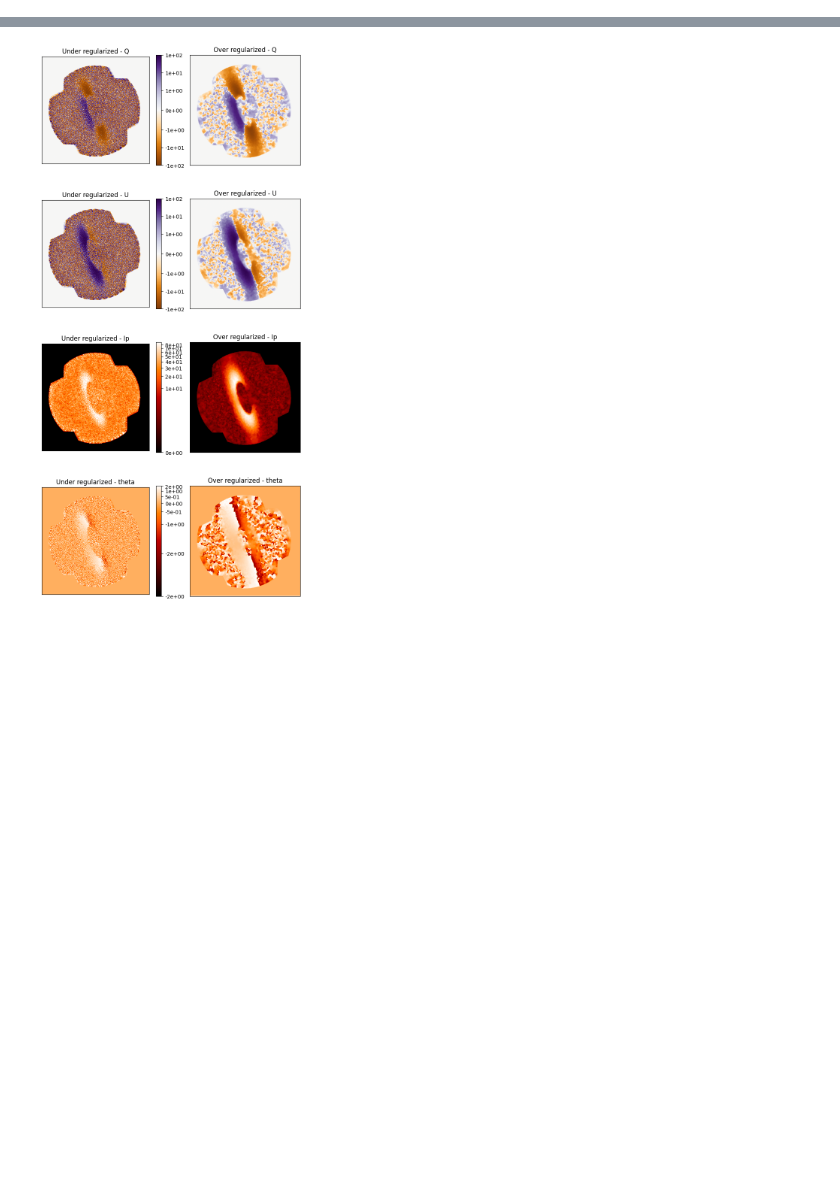
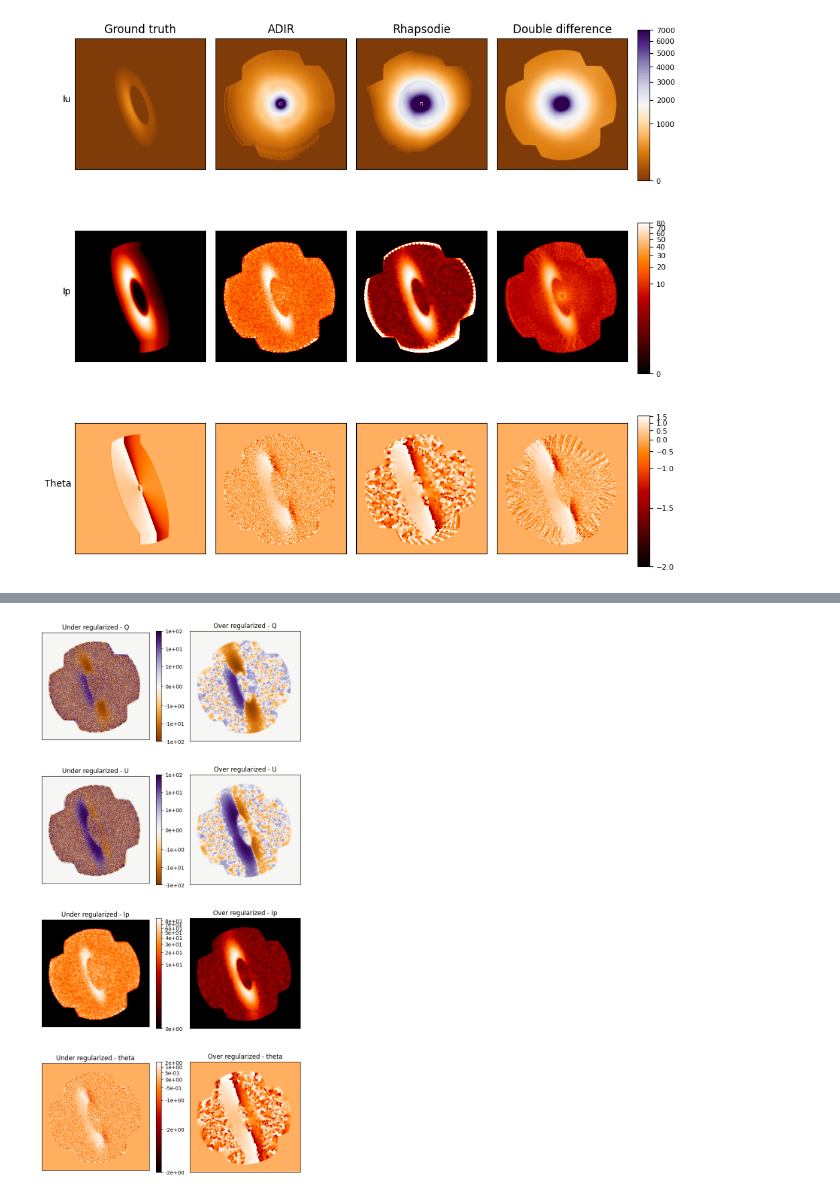
Before and after one commit to LaurenceDenneulin/Rhapsodie.jl, a Jupyter notebook: src/metrics.ipynb, the cells around one changed output, grey strips where cells are left out. Cells and saved outputs as stored; diff of their text form; code cells hidden in the pictures; blank space fills up the shorter version.

```diff
--- a/src/metrics.ipynb
+++ b/src/metrics.ipynb
@@ -61,3 +124,7 @@ compare_methods_plot('../test_results/methods_comparison/mse_list_base_rhapsodie
+# %%
+plot_images_comparison('../test_results/TRUE.fits', '../test_results/methods_comparison/adir.fits', '../test_results/methods_comparison/rhapsodie.fits', '../test_results/methods_comparison/double_diff.fits')
+# %% [output]
+[figure, added]
 # %%
 def plot_base_rhapsodie_from_file(file_path):
     with open(file_path, 'r') as file:
```
Also changed, not shown: parts of 7 cells of this notebook, 13 other files.
